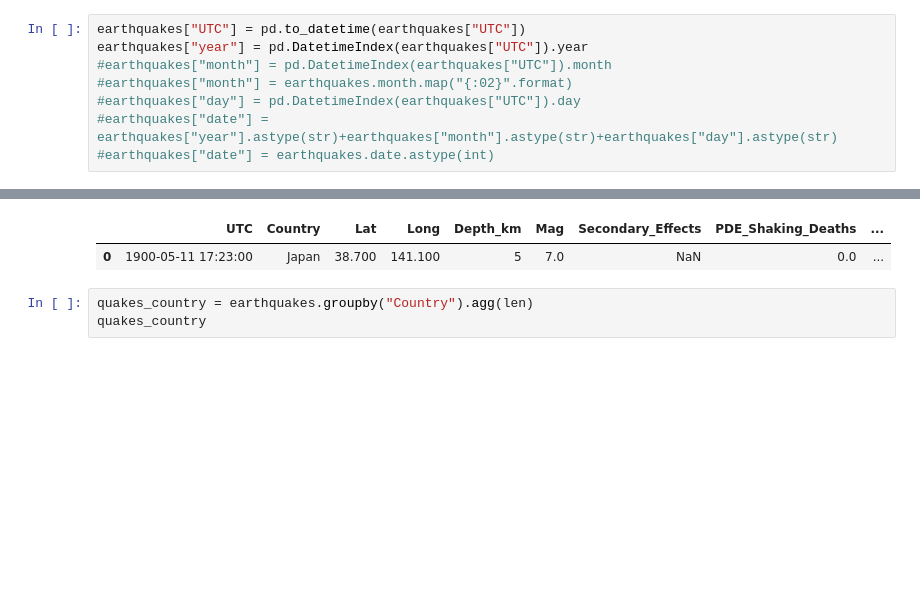
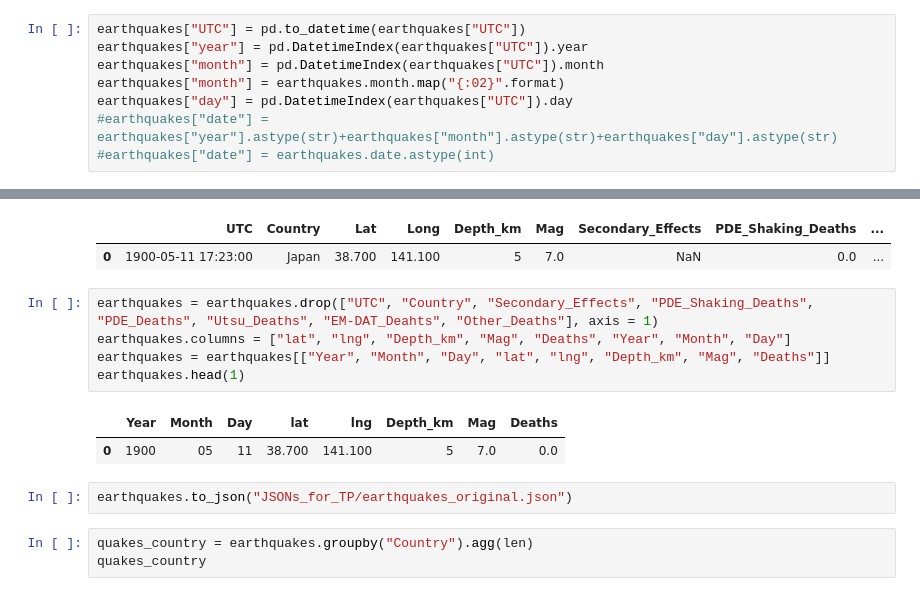
Before and after one commit to smitamisra/StrikingRobo_Earthquakes, a Jupyter notebook: MR_DQ3.ipynb, the cells around one changed output, grey strips where cells are left out. Drawn from its saved outputs; the diff is of its cells as text; blank space fills up the shorter version.

```diff
--- a/MR_DQ3.ipynb
+++ b/MR_DQ3.ipynb
@@ -261,9 +262,9 @@ earthquakes['Country']= earthquakes['Country'].str.replace(test2, "")
 # %%
 earthquakes["UTC"] = pd.to_datetime(earthquakes["UTC"])
 earthquakes["year"] = pd.DatetimeIndex(earthquakes["UTC"]).year
-#earthquakes["month"] = pd.DatetimeIndex(earthquakes["UTC"]).month
-#earthquakes["month"] = earthquakes.month.map("{:02}".format)
-#earthquakes["day"] = pd.DatetimeIndex(earthquakes["UTC"]).day
+earthquakes["month"] = pd.DatetimeIndex(earthquakes["UTC"]).month
+earthquakes["month"] = earthquakes.month.map("{:02}".format)
+earthquakes["day"] = pd.DatetimeIndex(earthquakes["UTC"]).day
 #earthquakes["date"] = earthquakes["year"].astype(str)+earthquakes["month"].astype(str)+earthquakes["day"].astype(str)
 #earthquakes["date"] = earthquakes.date.astype(int)
 # %%
@@ -271,6 +272,16 @@ earthquakes.head(1)
 # %% [output]
 |  | UTC | Country | Lat | Long | Depth_km | Mag | Secondary_Effects | PDE_Shaking_Deaths | ... |
 | 0 | 1900-05-11 17:23:00 | Japan | 38.700 | 141.100 | 5 | 7.0 | NaN | 0.0 | ... |
+# %%
+earthquakes = earthquakes.drop(["UTC", "Country", "Secondary_Effects", "PDE_Shaking_Deaths", "PDE_Deaths", "Utsu_Deaths", "EM-DAT_Deahts", "Other_Deaths"], axis = 1)
+earthquakes.columns = ["lat", "lng", "Depth_km", "Mag", "Deaths", "Year", "Month", "Day"]
+earthquakes = earthquakes[["Year", "Month", "Day", "lat", "lng", "Depth_km", "Mag", "Deaths"]]
+earthquakes.head(1)
+# %% [output]
+|  | Year | Month | Day | lat | lng | Depth_km | Mag | Deaths |
+| 0 | 1900 | 05 | 11 | 38.700 | 141.100 | 5 | 7.0 | 0.0 |
+# %%
+earthquakes.to_json("JSONs_for_TP/earthquakes_original.json")
 # %%
 quakes_country = earthquakes.groupby("Country").agg(len)
 quakes_country
```
Also changed, not shown: parts of 8 cells of this notebook, 12 other files.
